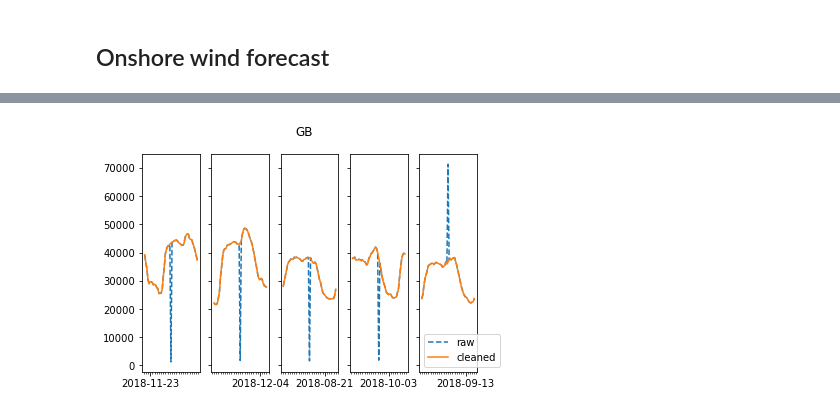
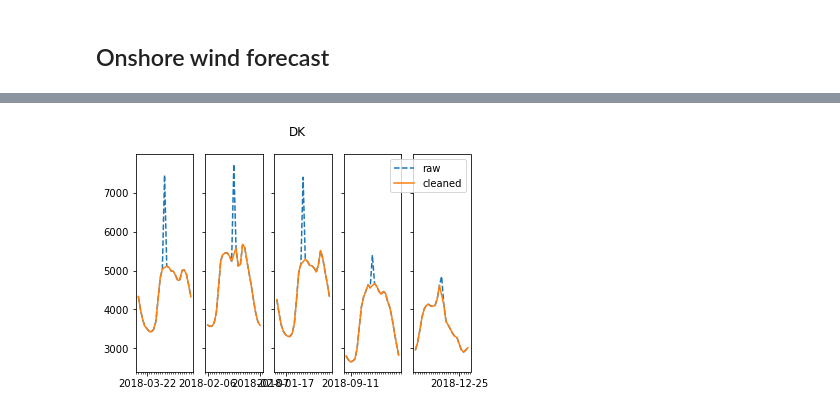
Before and after one commit to vttresearch/windtask25-timeseries, a Jupyter notebook: notebooks/02b-analyze-cleaning.ipynb, the cells around one changed output, grey strips where cells are left out. Cells and saved outputs as stored; diff of their text form; code cells hidden in the pictures.

```diff
--- a/notebooks/02b-analyze-cleaning.ipynb
+++ b/notebooks/02b-analyze-cleaning.ipynb
@@ -143,4 +150,4 @@ statistics.sort_values('RMSE of filter')
 # %%
-plot_highest_errors(raw_data['GB'], cleaned_data['GB'])
+plot_highest_errors(raw_data['DK'], cleaned_data['DK'])
 # %% [output]
-[figure, old version]
+[figure, new version]
```
Also changed, not shown: parts of 12 cells of this notebook, 2 other files.
